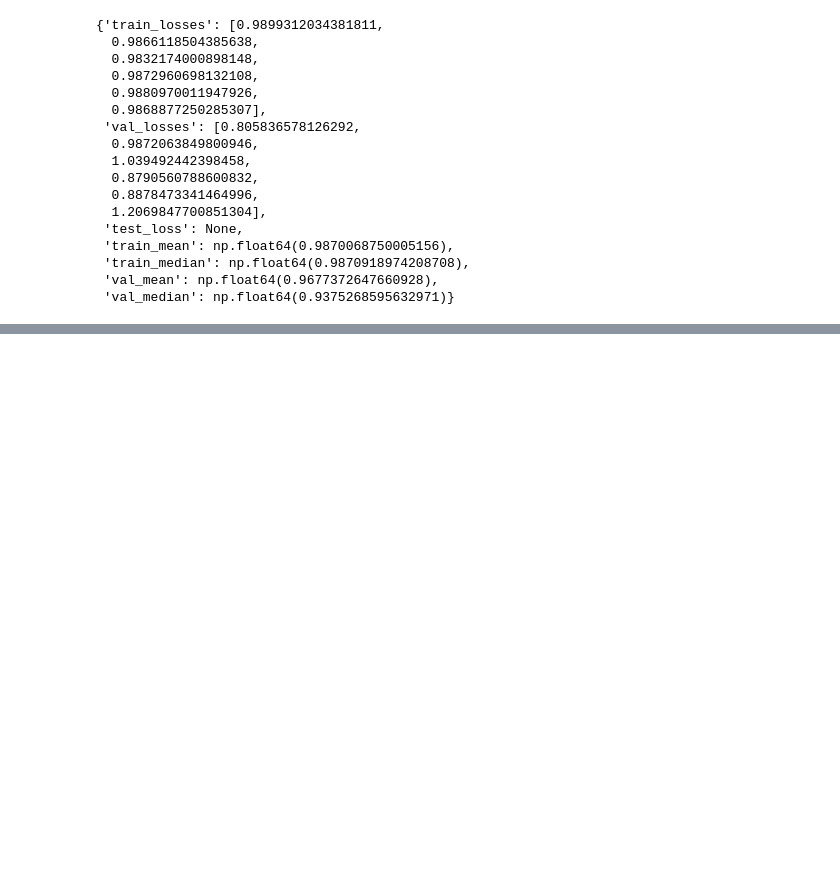
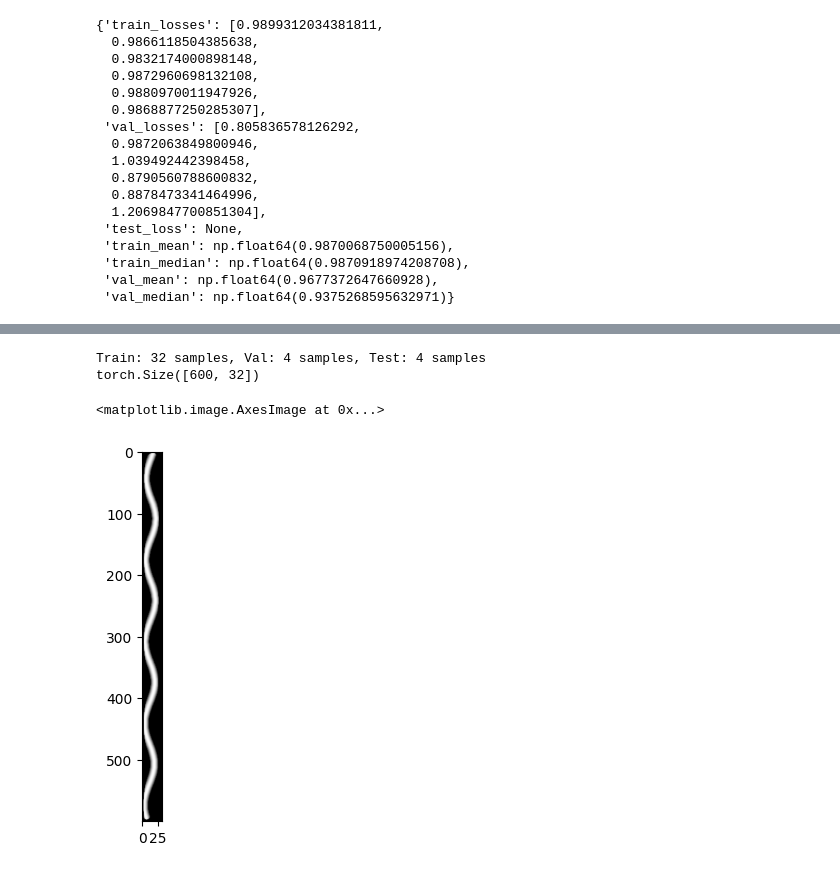
Before and after one commit to GDofri/semester_project, a Jupyter notebook: src/models/models.ipynb, the cells around one changed output, grey strips where cells are left out. Cells and saved outputs as stored; diff of their text form; code cells hidden in the pictures; blank space fills up the shorter version.

```diff
--- a/src/models/models.ipynb
+++ b/src/models/models.ipynb
@@ -756,0 +812,23 @@ Train: 934 samples, Val: 29 samples, Test: 22 samples
+# %%
+from src.models.base_dataset import split_data_into_datasets_artificial_600px
+from src.models.base_dataset import split_data_into_datasets_strips_141224_lc_50
+
+datasets, dfs = split_data_into_datasets_artificial_600px(no_samples=40)
+
+# Visualize the first image
+import matplotlib.pyplot as plt
+import numpy as np
+import torch
+image = datasets['train'][0][0]
+print(image.shape)
+plt.imshow(image, cmap='gray')
+
+# train model
+from src.models.simple_transformer import Transformer as SimpleTransformer
+model = SimpleTransformer()
+from src.models.train import train
+# %% [output]
+Train: 32 samples, Val: 4 samples, Test: 4 samples
+torch.Size([600, 32])
+<matplotlib.image.AxesImage at 0x...>
+[figure, added]
```
Also changed, not shown: parts of 3 cells of this notebook, 4 other files.
